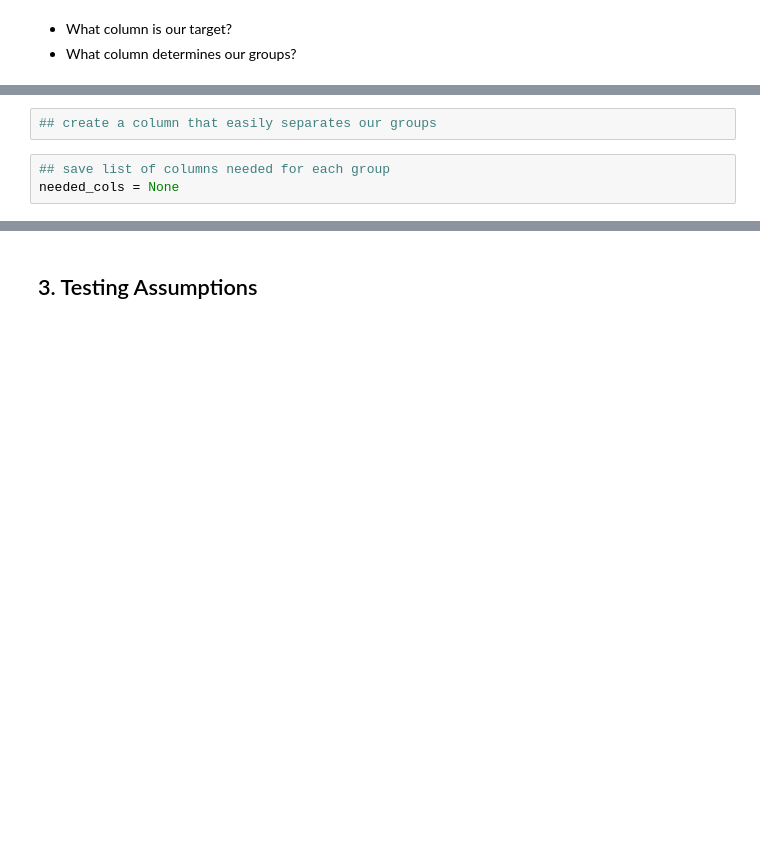
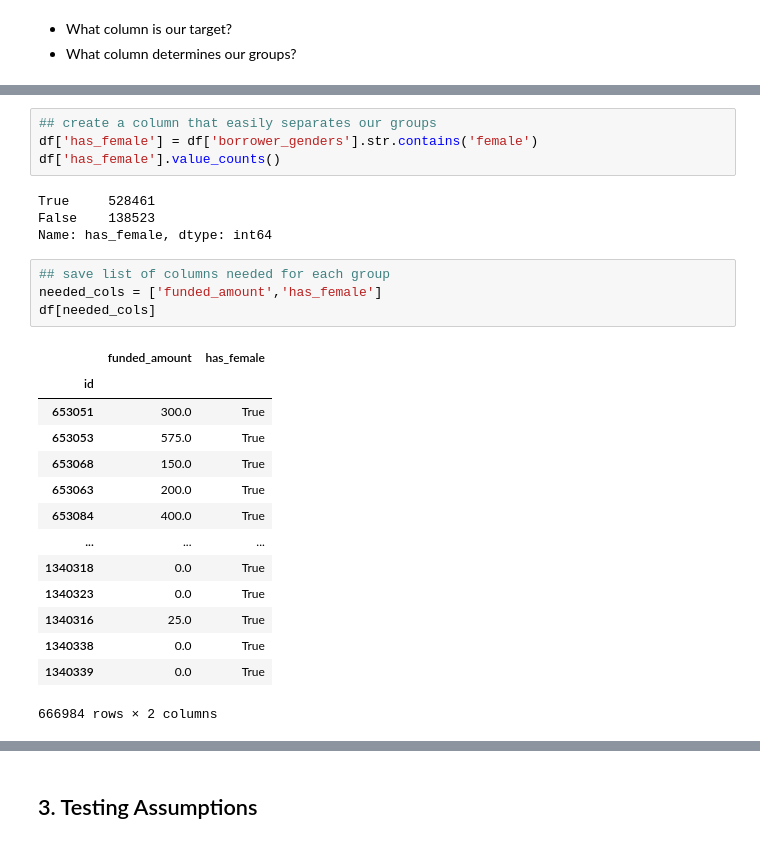
Before and after one commit to coding-dojo-data-science/data-enrichment-wk15-lect02-activity, a Jupyter notebook: Class-Wk15-L02-Hypothesis-Testing-Copy1.ipynb, the cells around one changed output, grey strips where cells are left out. Saved outputs shown, nothing was run; the diff lists cells and outputs as text; blank space fills up the shorter version.

```diff
--- a/Class-Wk15-L02-Hypothesis-Testing-Copy1.ipynb
+++ b/Class-Wk15-L02-Hypothesis-Testing-Copy1.ipynb
@@ -65,7 +128,29 @@ df.head()
 # %%
 ## create a column that easily separates our groups
+df['has_female'] = df['borrower_genders'].str.contains('female')
+df['has_female'].value_counts()
+# %% [output]
+True     528461
+False    138523
+Name: has_female, dtype: int64
 # %%
 ## save list of columns needed for each group
-needed_cols = None
+needed_cols = ['funded_amount','has_female']
+df[needed_cols]
+# %% [output]
+|  | funded_amount | has_female |
+| id |  |  |
+| 653051 | 300.0 | True |
+| 653053 | 575.0 | True |
+| 653068 | 150.0 | True |
+| 653063 | 200.0 | True |
+| 653084 | 400.0 | True |
+| ... | ... | ... |
+| 1340318 | 0.0 | True |
+| 1340323 | 0.0 | True |
+| 1340316 | 25.0 | True |
+| 1340338 | 0.0 | True |
+| 1340339 | 0.0 | True |
+666984 rows × 2 columns
 # %%
 ## save male team in separate variable
```
Also changed, not shown: parts of 28 cells of this notebook.
